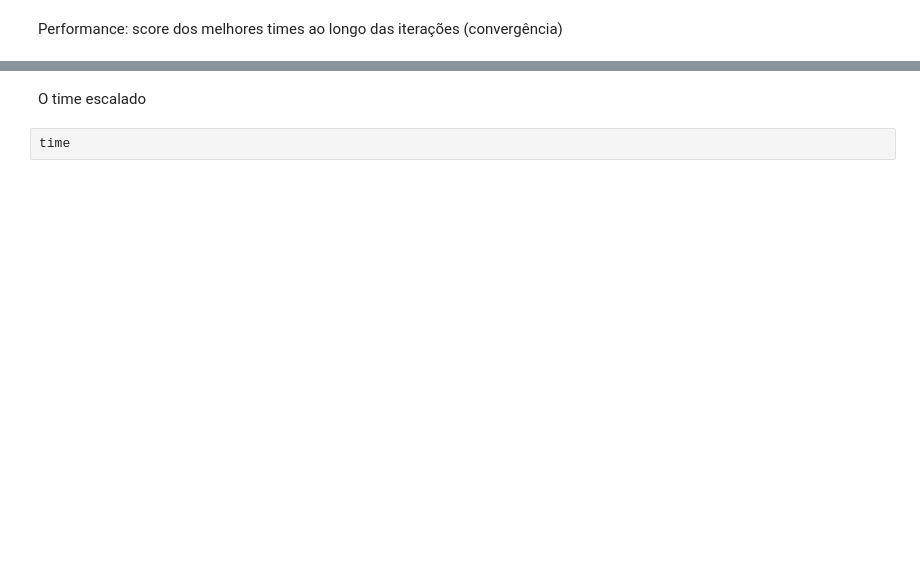
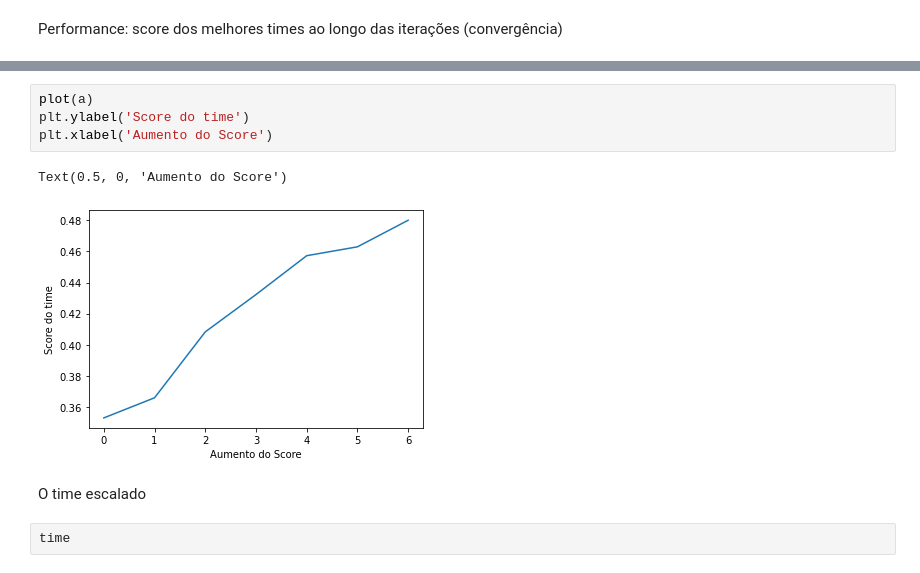
Before and after one commit to lucianogarim/ScalaAI, a Jupyter notebook: ScalaAI.ipynb, the cells around one changed output, grey strips where cells are left out. Drawn from its saved outputs; the diff is of its cells as text; blank space fills up the shorter version.

```diff
--- a/ScalaAI.ipynb
+++ b/ScalaAI.ipynb
@@ -228,3 +239,10 @@ plot(a)
+# %%
+plot(a)
+plt.ylabel('Score do time')
+plt.xlabel('Aumento do Score')
+# %% [output]
+Text(0.5, 0, 'Aumento do Score')
+[figure, added]
 # %% [markdown]
 O time escalado
 # %%
```
Also changed, not shown: parts of 12 cells of this notebook.
